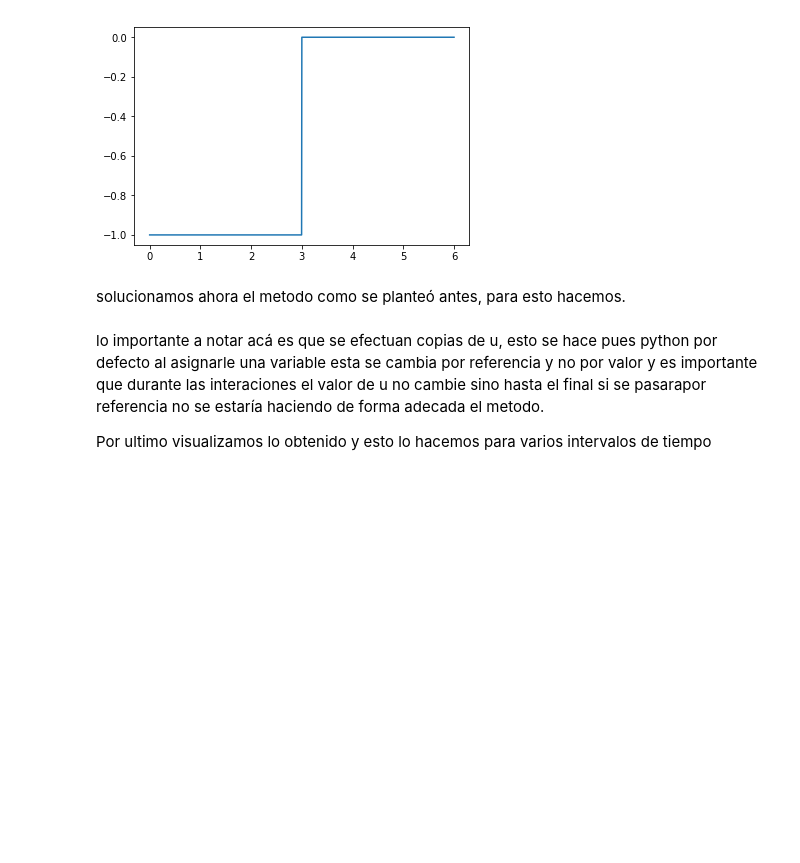
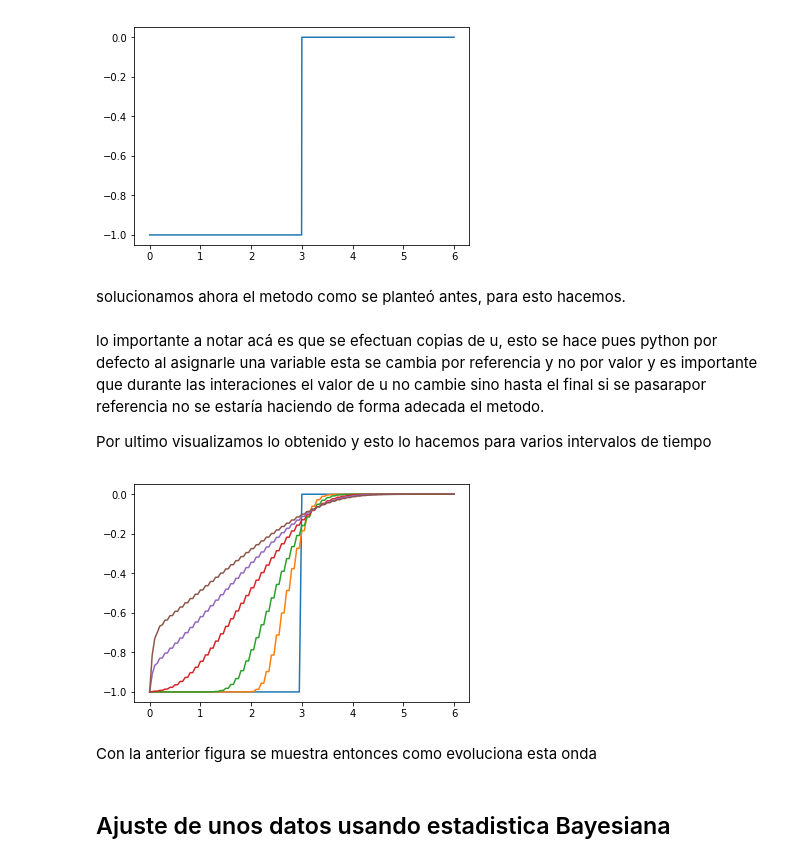
Before and after one commit to JoseMontanaC/Examen, a Jupyter notebook: Jose_Alejandro_Examen.ipynb, the cells around one changed output. Cells and saved outputs as stored; diff of their text form; code cells hidden in the pictures; blank space fills up the shorter version.

```diff
--- a/Jose_Alejandro_Examen.ipynb
+++ b/Jose_Alejandro_Examen.ipynb
@@ -134,3 +134,16 @@ Por ultimo visualizamos lo obtenido y esto lo hacemos para varios intervalos de
 # %%
 x, u_init = Con_inicial(0.005)
 t_max_values = [0.0, 0.5, 1.0, 2.0,3.0,4.0]
+# %%
+for t_max in t_max_values:
+    delta_x = 0.05
+    x, u_init = Con_inicial(delta_x)
+    u_final = Lax(u_init, t_max=t_max,delta_t=0.5*delta_x, delta_x=delta_x)
+    plt.plot(x, u_final)
+plt.show()
+# %% [output]
+[figure, added]
+# %% [markdown]
+Con la anterior figura se muestra entonces como evoluciona esta onda
+# %% [markdown]
+## Ajuste de unos datos usando estadistica Bayesiana
```
